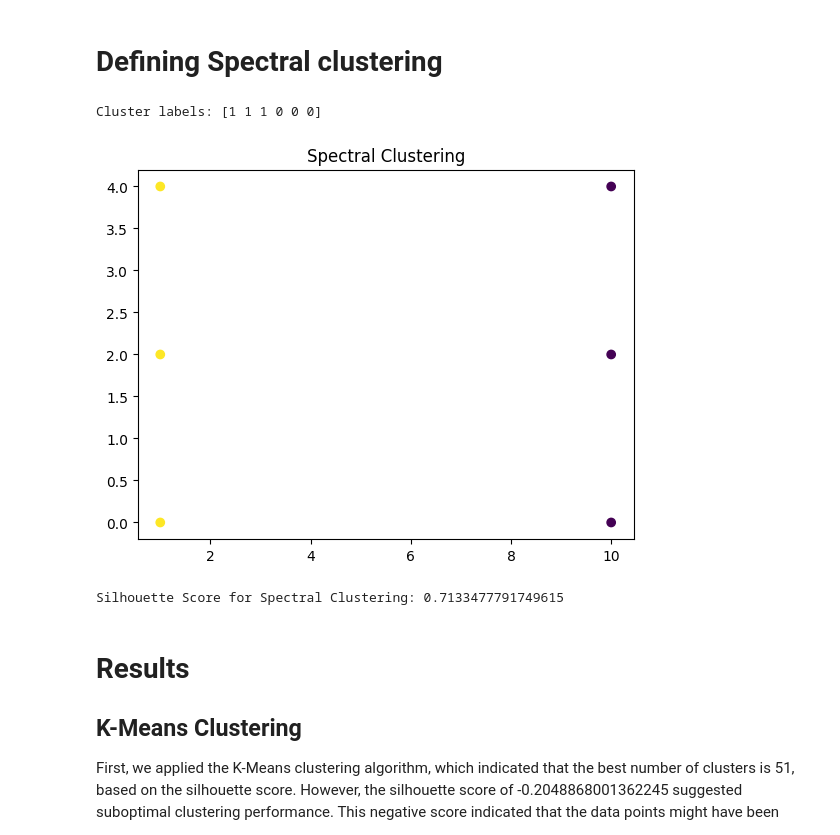
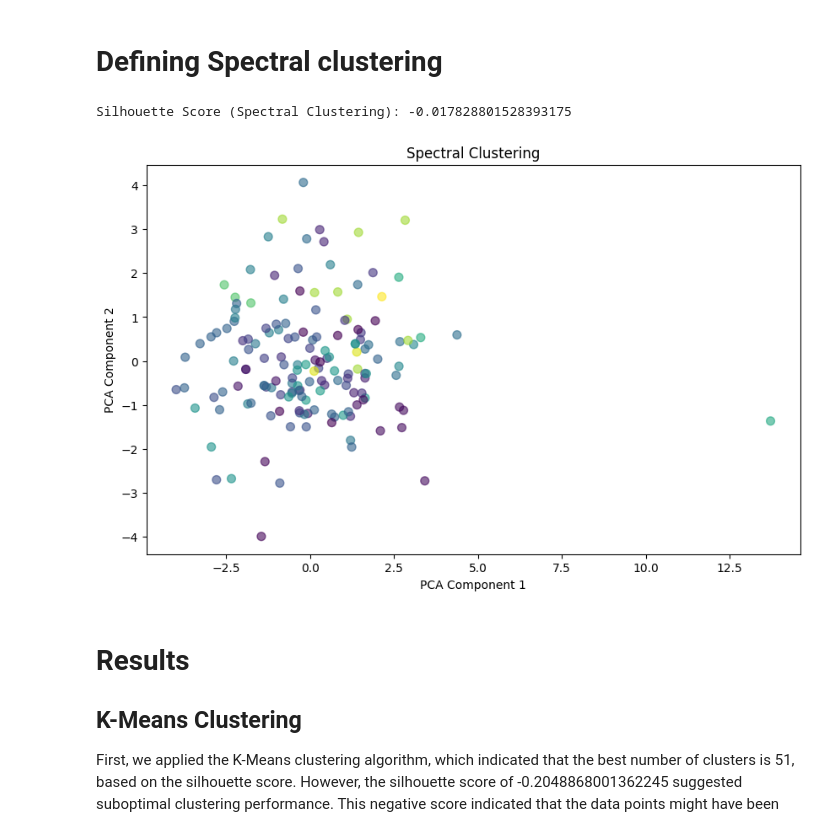
Before and after one commit to dnllzc/mldm-project, a Jupyter notebook: notebook3f2d4297f9.ipynb, the cells around one changed output. Saved outputs shown, nothing was run; the diff lists cells and outputs as text; code cells hidden in the pictures.

```diff
--- a/notebook3f2d4297f9.ipynb
+++ b/notebook3f2d4297f9.ipynb
@@ -85,7 +86,7 @@ for num_cl in range(2, 150):
     # Define the pipeline with preprocessor and KMeans
     pipeline = Pipeline(steps=[('preprocessor', preprocessor),
                                ('kmeans', KMeans(n_clusters=num_cl, n_init=10, random_state=42)),
-                               ('regressor', RandomForestRegressor(n_estimators=100, random_state=42))])
+                               ('classifier', RandomForestClassifier(n_estimators=100, random_state=42))])
 
     # Train the model
     pipeline.fit(X_train, y_train)
@@ -124,7 +125,7 @@ print("Best number of clusters: ", best_num_cl, " with silhouette of: ", best_sc
 
 pipeline = Pipeline(steps=[('preprocessor', preprocessor),
                             ('kmeans', KMeans(n_clusters=best_num_cl, n_init=10, random_state=42)),
-                            ('regressor', RandomForestRegressor(n_estimators=100, random_state=42))])
+                            ('classifier', RandomForestClassifier(n_estimators=100, random_state=42))])
 
 pipeline.fit(X_train, y_train)
 
@@ -270,26 +295,27 @@ Silhouette Score for Mean Shift: 0.7133477791749615
 # %%
 # Dataset
 X = np.array([[1, 2], [1, 4], [1, 0],
               [10, 2], [10, 4], [10, 0]])
 
 # Perform Spectral Clustering
-spectral_clustering = SpectralClustering(n_clusters=2, assign_labels="discretize", random_state=0)
-labels = spectral_clustering.fit_predict(X)
+spectral_clustering = SpectralClustering(n_clusters=best_num_cl, assign_labels="discretize", random_state=0)
+spectral_labels = spectral_clustering.fit_predict(X_train_processed)
 
-print("Cluster labels:", labels)
+silhouette_spectral = silhouette_score(X_train_processed, spectral_labels)
+print(f"Silhouette Score (Spectral Clustering): {silhouette_spectral}")
 
-# Plot the results
-plt.scatter(X[:, 0], X[:, 1], c=labels)
+# Plot the Spectral Clustering results
+X_pca_spectral = pca.fit_transform(X_train_processed)
+
+plt.figure(figsize=(10, 6))
+plt.scatter(X_pca_spectral[:, 0], X_pca_spectral[:, 1], c=spectral_labels, cmap='viridis', s=50, alpha=0.6)
 plt.title('Spectral Clustering')
+plt.xlabel('PCA Component 1')
+plt.ylabel('PCA Component 2')
 plt.show()
-
-# Silhouette Score for Spectral Clustering
-silhouette_spectral = silhouette_score(X, spectral_clustering.labels_)
-print("Silhouette Score for Spectral Clustering:", silhouette_spectral)
 # %% [output]
-Cluster labels: [1 1 1 0 0 0]
+Silhouette Score (Spectral Clustering): -0.017828801528393175
-[figure, old version]
+[figure, new version]
-Silhouette Score for Spectral Clustering: 0.7133477791749615
 # %% [markdown]
 # Results
 
```
Also changed, not shown: parts of 13 cells of this notebook.
